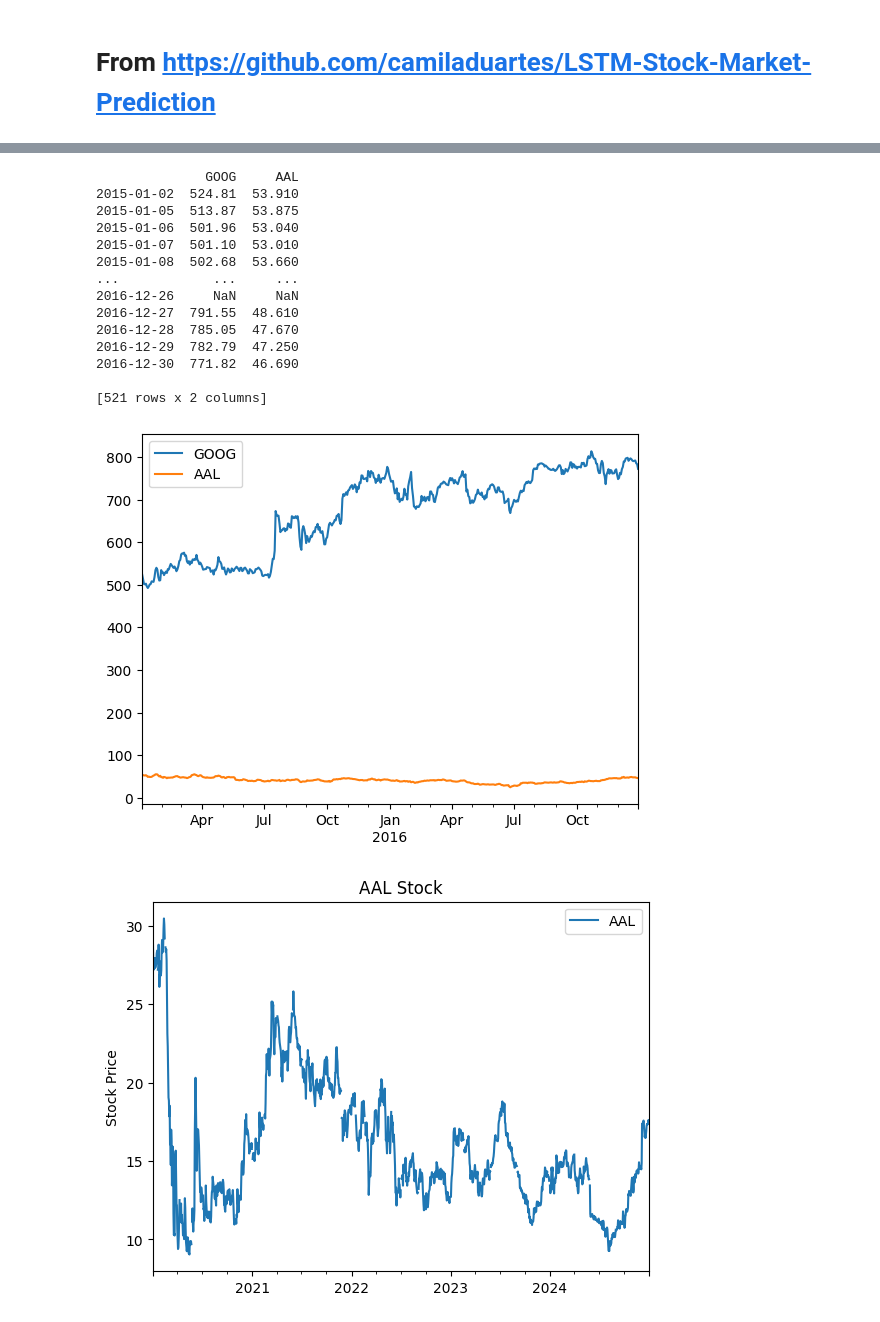
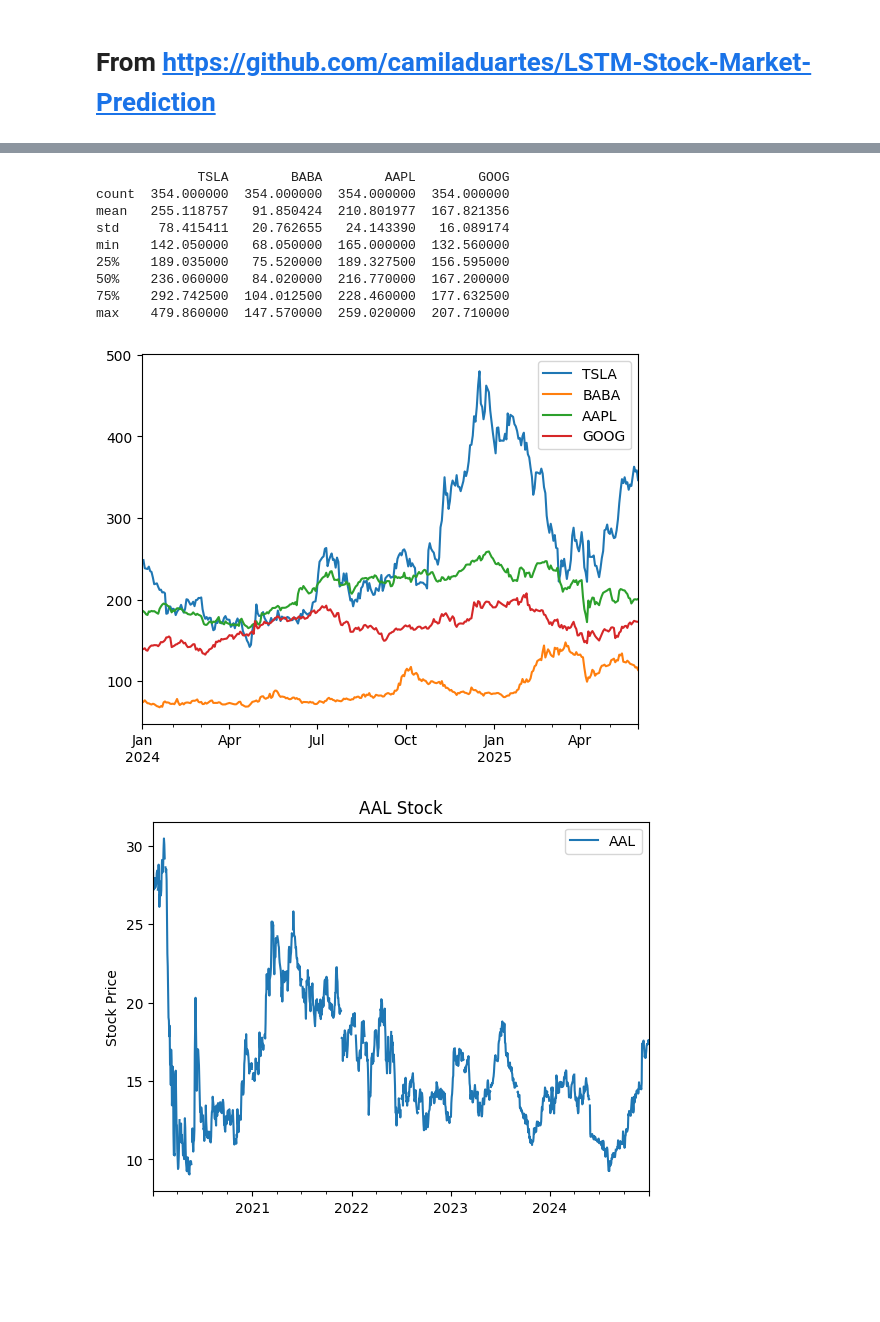
Before and after one commit to mzhyui/financial_agent, a Jupyter notebook: stock_pytorch.ipynb, the cells around one changed output, grey strips where cells are left out. Saved outputs shown, nothing was run; the diff lists cells and outputs as text; code cells hidden in the pictures; blank space fills up the shorter version.

```diff
--- a/stock_pytorch.ipynb
+++ b/stock_pytorch.ipynb
@@ -129,39 +69,36 @@ if data_source == 'alphavantage':
 # %%
 def stocksData(symbols, dates):
     df = pd.DataFrame(index=dates)
     for symbol in symbols:
-        dfTemp = pd.read_csv("data/stock_market_data-{}.csv".format(symbol), index_col='Date',
-                parse_dates=True, usecols=['Date', 'Close'], na_values=['NaN'])
-        dfTemp = dfTemp.rename(columns={'Close': symbol})
+        dfTemp = pd.read_csv("data/stock_market_data-{}.csv".format(symbol), index_col='timestamp',
+                parse_dates=True, usecols=['timestamp', 'close'], na_values=['NaN'])
+        dfTemp = dfTemp.rename(columns={'close': symbol})
         # Add the column to the DataFrame:
         df = df.join(dfTemp)
     return df
 
 # freq ‘B’ = business daily:
-dates = pd.date_range('2015-01-02','2016-12-31',freq='B')
-symbols = ['GOOG','AAL']
+dates = pd.date_range('2024-01-01','2025-5-31',freq='B')
+symbols = ['TSLA', 'BABA', 'AAPL', 'GOOG',
+            # 'SP500', 'DJIA', 'NIKKEI225'
+            ]
 df = stocksData(symbols, dates)
 # method 'pad': fill values forward(propagate last valid observation forward to next valid backfill):
 df.fillna(method='pad')
-print(df)
+print(df.describe())
 df.interpolate().plot()
 plt.show()
 # %% [output]
-              GOOG     AAL
-2015-01-02  524.81  53.910
-2015-01-05  513.87  53.875
-2015-01-06  501.96  53.040
-2015-01-07  501.10  53.010
-2015-01-08  502.68  53.660
-...            ...     ...
-2016-12-26     NaN     NaN
-2016-12-27  791.55  48.610
-2016-12-28  785.05  47.670
-2016-12-29  782.79  47.250
-2016-12-30  771.82  46.690
-
-[521 rows x 2 columns]
+             TSLA        BABA        AAPL        GOOG
+count  354.000000  354.000000  354.000000  354.000000
+mean   255.118757   91.850424  210.801977  167.821356
+std     78.415411   20.762655   24.143390   16.089174
+min    142.050000   68.050000  165.000000  132.560000
+25%    189.035000   75.520000  189.327500  156.595000
+50%    236.060000   84.020000  216.770000  167.200000
+75%    292.742500  104.012500  228.460000  177.632500
+max    479.860000  147.570000  259.020000  207.710000
-[figure, old version]
+[figure, new version]
 # %%
 dates = pd.date_range('2020-01-02','2024-12-31',freq='B')
 symbols = ['AAL']
```
Also changed, not shown: parts of 5 cells of this notebook, 31 other files.
